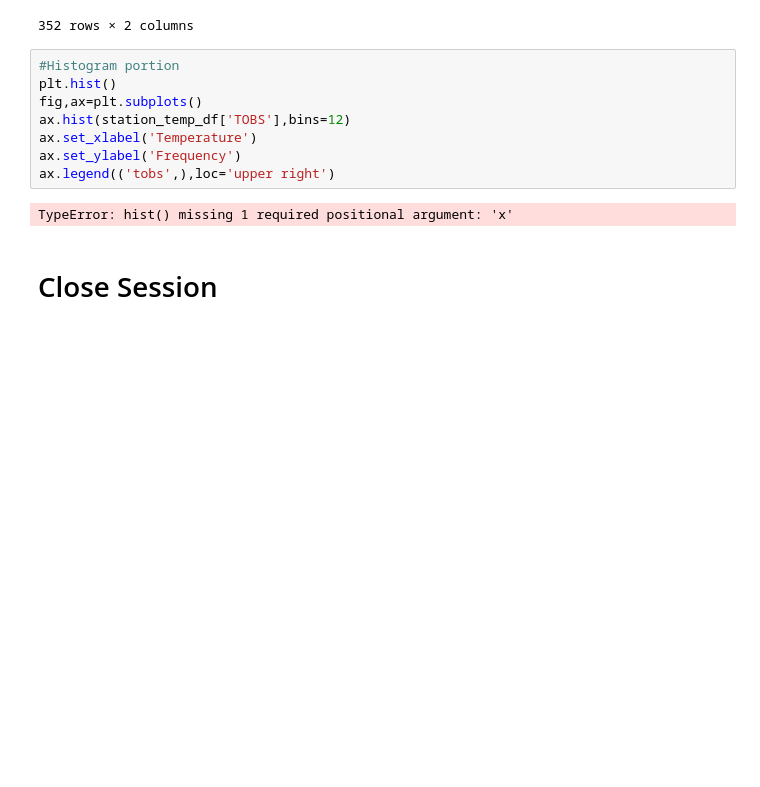
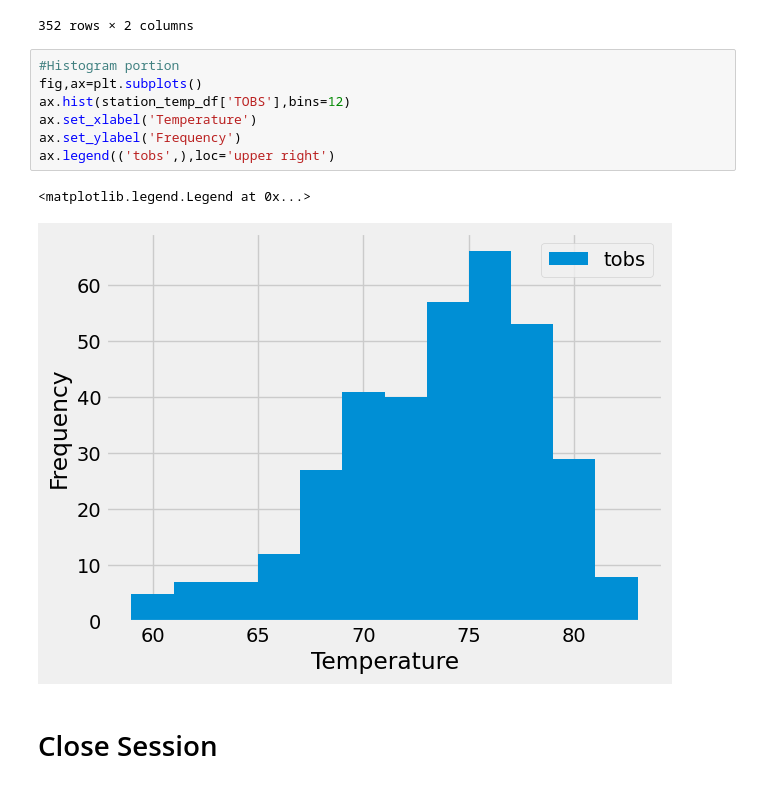
Before and after one commit to SamanthaMcKay/SQLAlchemy-Challenge, a Jupyter notebook: SurfsUp/climate_starter.ipynb, the cells around one changed output. Saved outputs shown, nothing was run; the diff lists cells and outputs as text; blank space fills up the shorter version.

```diff
--- a/SurfsUp/climate_starter.ipynb
+++ b/SurfsUp/climate_starter.ipynb
@@ -208,14 +208,14 @@ station_temp_df
 352 rows × 2 columns
 # %%
 #Histogram portion
-plt.hist()
 fig,ax=plt.subplots()
 ax.hist(station_temp_df['TOBS'],bins=12)
 ax.set_xlabel('Temperature')
 ax.set_ylabel('Frequency')
 ax.legend(('tobs',),loc='upper right')
 # %% [output]
-TypeError: hist() missing 1 required positional argument: 'x'
+<matplotlib.legend.Legend at 0x...>
+[figure, added]
 # %% [markdown]
 # Close Session
 # %%
```
Also changed, not shown: parts of 7 cells of this notebook, 1 other file.
